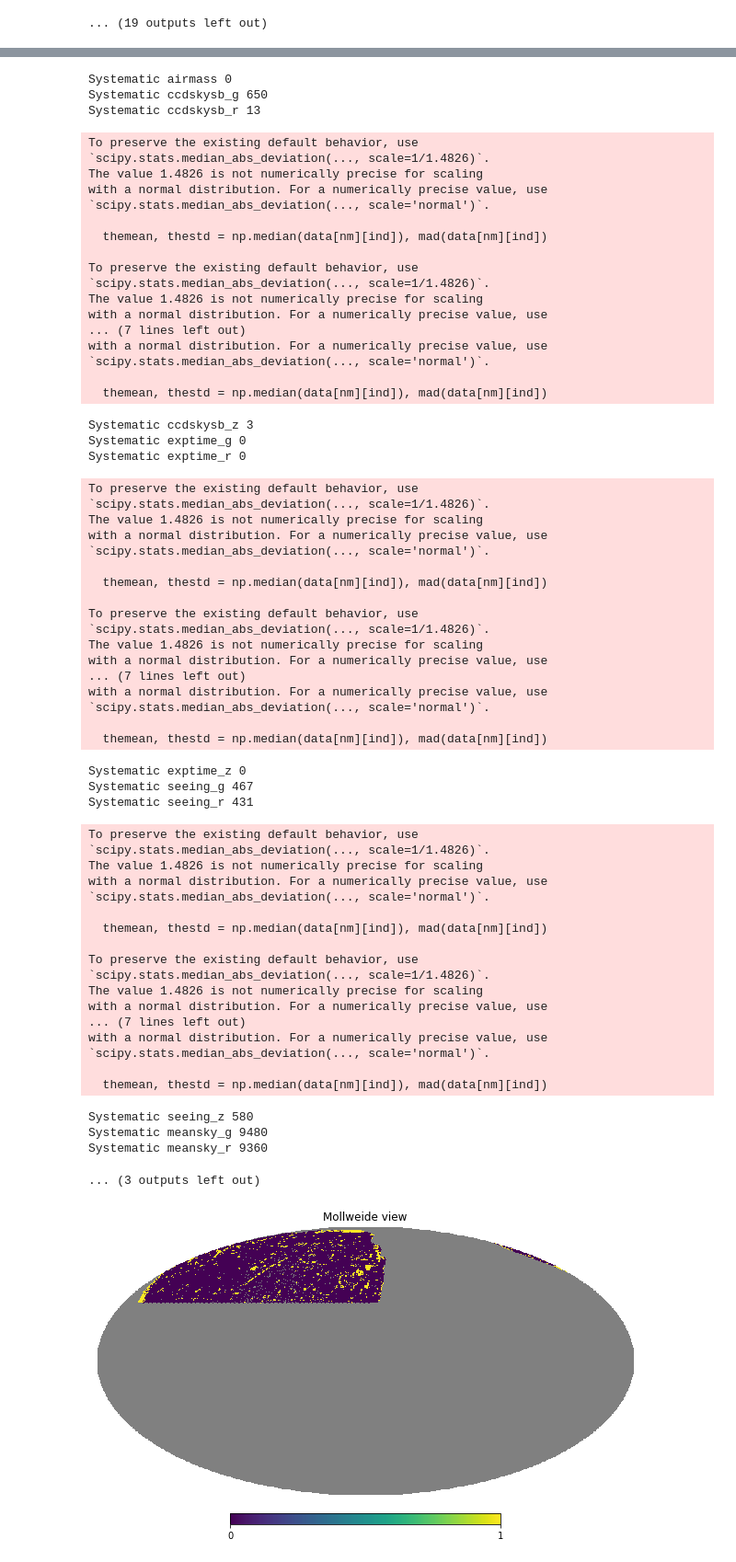
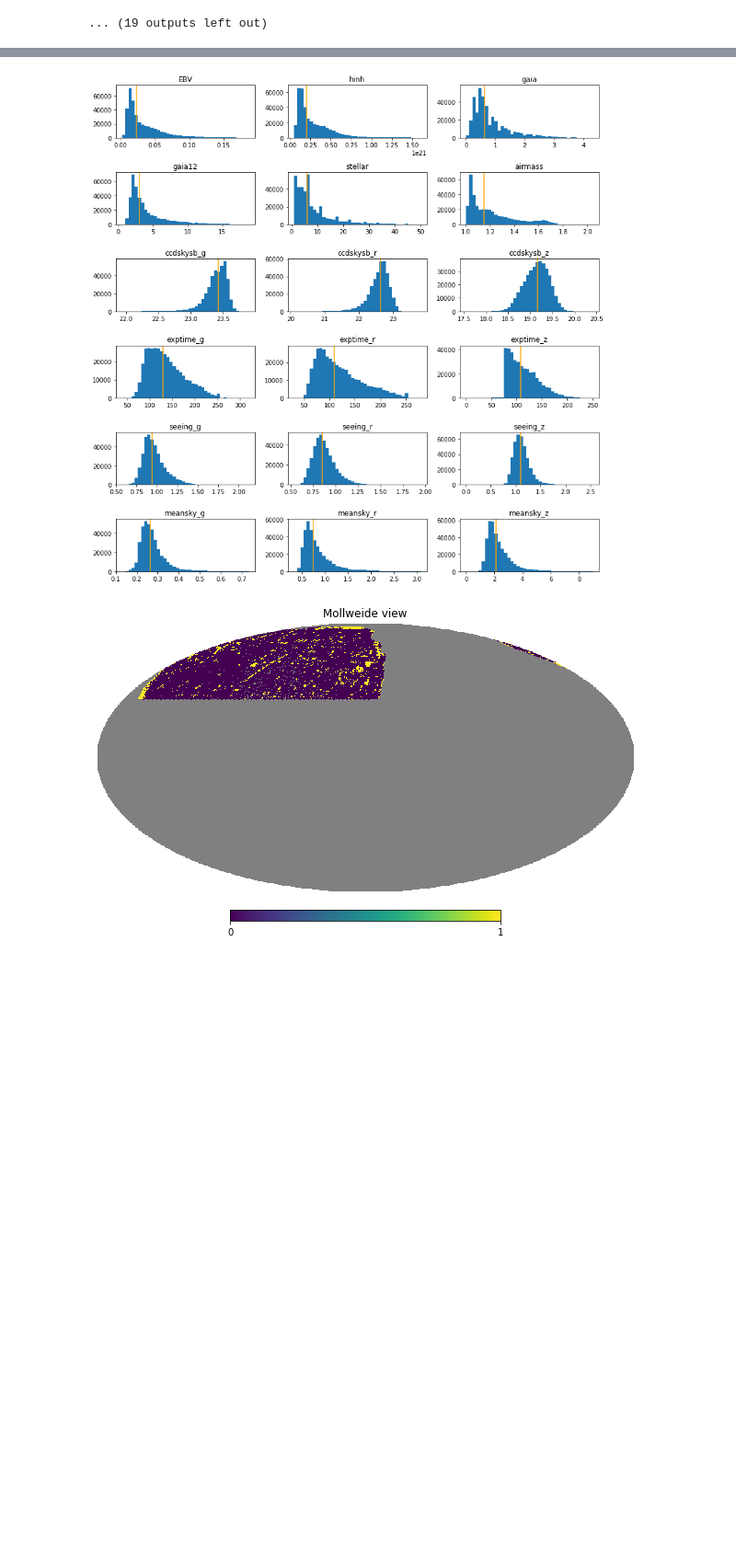
Before and after one commit to elleggert/astrostatistics, a Jupyter notebook: data_preprocessing/dataset_preparation/scaling_sys_maps.ipynb, the cells around one changed output, grey strips where cells are left out. Shown at 92% size. Cells and saved outputs as stored; diff of their text form; code cells hidden in the pictures; blank space fills up the shorter version.

Commit message:
Adapting scaling factor to sys_extraction

```diff
--- a/data_preprocessing/dataset_preparation/scaling_sys_maps.ipynb
+++ b/data_preprocessing/dataset_preparation/scaling_sys_maps.ipynb
@@ -144,11 +144,12 @@ ipix = data['pixel_id']
 fig, axs = plt.subplots(6, 3, figsize=(12, 12))
 axs = axs.ravel()
 hpmap = np.zeros(hp.nside2npix(512)) + hp.UNSEEN
-from scipy.stats import median_absolute_deviation as mad
+from scipy.stats import median_abs_deviation as mad
+
 for i, nm in enumerate(names):
     themin, themax = np.min(data[nm]), np.max(data[nm])
     ind = np.isfinite(data[nm])
-    themean, thestd = np.median(data[nm][ind]), mad(data[nm][ind])
+    themean, thestd = np.median(data[nm][ind]), mad(data[nm][ind], scale='normal')
     themin2 = themean - x * thestd
     themax2 = themean + x * thestd
     ind &= data[nm] < themax2
@@ -158,6 +159,8 @@ for i, nm in enumerate(names):
     hpmap[ipix[~ind]] = 1
     hpmap[ipix[hpmap[ipix] == hp.UNSEEN]] = 0
 
+    print((hpmap == 1).sum())
+
     axs[i].hist(data[nm][ind], log=False, bins=40)
     axs[i].axvline(themean, c='orange')
     axs[i].set_title(nm)
@@ -220,67 +186,4 @@ with a normal distribution. For a numerically precise value, use
-Systematic airmass 0
-Systematic ccdskysb_g 650
-Systematic ccdskysb_r 13
-To preserve the existing default behavior, use
-`scipy.stats.median_abs_deviation(..., scale=1/1.4826)`.
-The value 1.4826 is not numerically precise for scaling
-with a normal distribution. For a numerically precise value, use
-`scipy.stats.median_abs_deviation(..., scale='normal')`.
-
-  themean, thestd = np.median(data[nm][ind]), mad(data[nm][ind])
-
-To preserve the existing default behavior, use
-`scipy.stats.median_abs_deviation(..., scale=1/1.4826)`.
-The value 1.4826 is not numerically precise for scaling
-with a normal distribution. For a numerically precise value, use
-... (7 lines left out)
-with a normal distribution. For a numerically precise value, use
-`scipy.stats.median_abs_deviation(..., scale='normal')`.
-
-  themean, thestd = np.median(data[nm][ind]), mad(data[nm][ind])
-Systematic ccdskysb_z 3
-Systematic exptime_g 0
-Systematic exptime_r 0
-To preserve the existing default behavior, use
-`scipy.stats.median_abs_deviation(..., scale=1/1.4826)`.
-The value 1.4826 is not numerically precise for scaling
-with a normal distribution. For a numerically precise value, use
-`scipy.stats.median_abs_deviation(..., scale='normal')`.
-
-  themean, thestd = np.median(data[nm][ind]), mad(data[nm][ind])
-
-To preserve the existing default behavior, use
-`scipy.stats.median_abs_deviation(..., scale=1/1.4826)`.
-The value 1.4826 is not numerically precise for scaling
-with a normal distribution. For a numerically precise value, use
-... (7 lines left out)
-with a normal distribution. For a numerically precise value, use
-`scipy.stats.median_abs_deviation(..., scale='normal')`.
-
-  themean, thestd = np.median(data[nm][ind]), mad(data[nm][ind])
-Systematic exptime_z 0
-Systematic seeing_g 467
-Systematic seeing_r 431
-To preserve the existing default behavior, use
-`scipy.stats.median_abs_deviation(..., scale=1/1.4826)`.
-The value 1.4826 is not numerically precise for scaling
-with a normal distribution. For a numerically precise value, use
-`scipy.stats.median_abs_deviation(..., scale='normal')`.
-
-  themean, thestd = np.median(data[nm][ind]), mad(data[nm][ind])
-
-To preserve the existing default behavior, use
-`scipy.stats.median_abs_deviation(..., scale=1/1.4826)`.
-The value 1.4826 is not numerically precise for scaling
-with a normal distribution. For a numerically precise value, use
-... (7 lines left out)
-with a normal distribution. For a numerically precise value, use
-`scipy.stats.median_abs_deviation(..., scale='normal')`.
-
-  themean, thestd = np.median(data[nm][ind]), mad(data[nm][ind])
-Systematic seeing_z 580
-Systematic meansky_g 9480
-Systematic meansky_r 9360
-... (3 outputs left out)
+[figure, added]
 # %%
 # plot the resulting total mask.
 hp.mollview(hpmap, rot=110, cmap='viridis')
```
Also changed, not shown: parts of 14 cells of this notebook, 1 other file.
